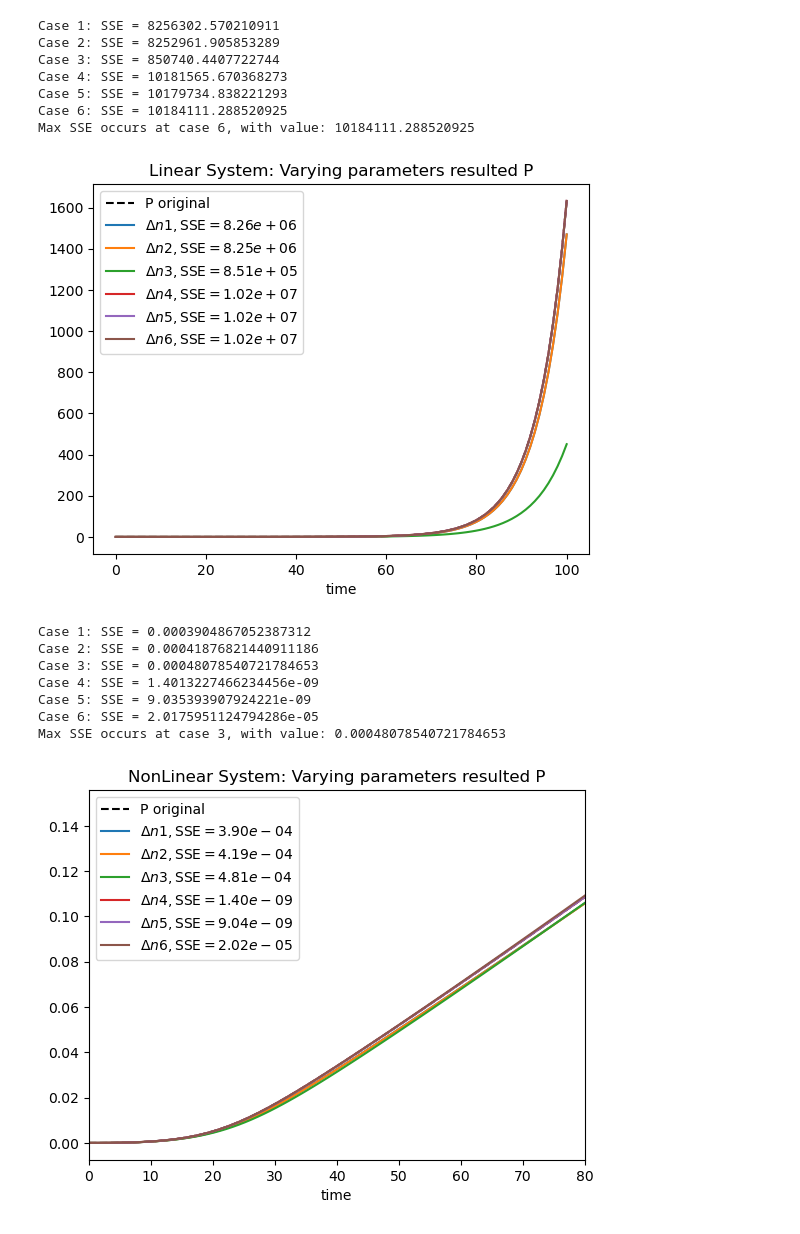
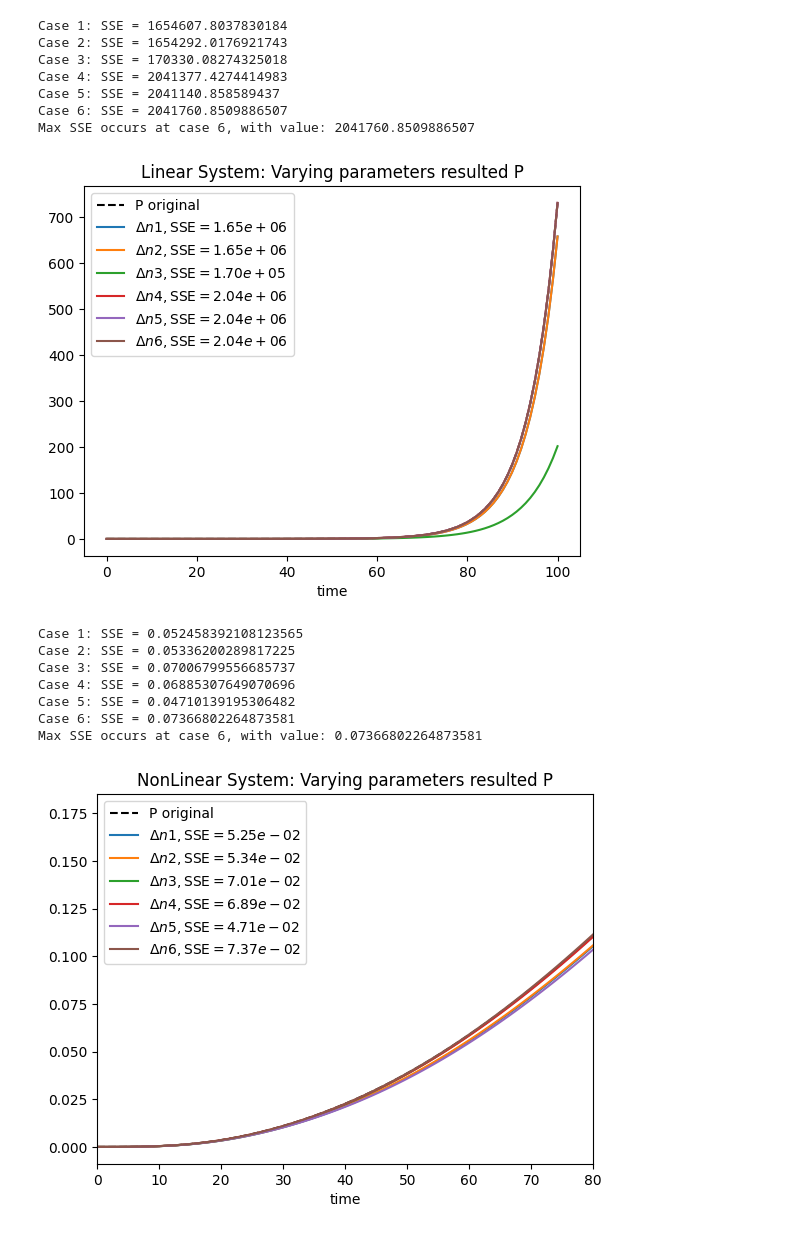
Before and after one commit to ivanygao/UW_AMATH422-522_AspirinColorectalCancer, a Jupyter notebook: sensitivity_yuan.ipynb, the cells around one changed output. Drawn from its saved outputs; the diff is of its cells as text; code cells hidden in the pictures.

```diff
--- a/sensitivity_yuan.ipynb
+++ b/sensitivity_yuan.ipynb
@@ -37,18 +37,22 @@ def ode_system_linear(t, y, R12, R14, R23, R25, R36, R45, R56, KA, KR, gamma3, g
     dPdt = (R56*n5 + R36*n3)
     return [dn1dt, dn2dt, dn3dt, dn4dt, dn5dt, dPdt]
 
+# Our Best
 N_crypts = 1e+7
-r1 = 204
+r1 = 156
 u = 10e-7 * r1
 mu = 10e-9 * r1
 gamma3 = 0.2
 gamma4 = 0.07
 gamma5 = 0.07
 delta = 0.05
-KA = 1000
-KR = 17
+KA = 562
+KR = 1780
 
 values = {
+    "r1": 156,
+    "u": 10e-7 * r1,
+    "mu": 10e-9 * r1,
     "R12": 2 * u,
     "R14": mu,
     "R23": u,
@@ -64,6 +68,26 @@ values = {
     "gamma_5": gamma5,
     "delta": delta,
 }
+
+def reset_parameters(values_dict):
+    global R12, R14, R23, R25, R36, R45, R56, N_crypts, K_A, K_R, gamma_3, gamma_4, gamma_5, delta, u, mu
+    r1 = values_dict["r1"]
+    u = values_dict["u"]
+    mu = values_dict["mu"]
+    R12 = values_dict["R12"]
+    R14 = values_dict["R14"]
+    R23 = values_dict["R23"]
+    R25 = values_dict["R25"]
+    R36 = values_dict["R36"]
+    R45 = values_dict["R45"]
+    R56 = values_dict["R56"]
+    N_crypts = values_dict["N_crypts"]
+    K_A = values_dict["K_A"]
+    K_R = values_dict["K_R"]
+    gamma_3 = values_dict["gamma_3"]
+    gamma_4 = values_dict["gamma_4"]
+    gamma_5 = values_dict["gamma_5"]
+    delta = values_dict["delta"]
 # %%
 import numpy as np
 import matplotlib.pyplot as plt
@@ -101,12 +125,13 @@
 
-# Sort Kadv11 and Kadv21
+# Sort both data sets
 Gm_data_sort = sorted(Gm_data, key=lambda x: x[0])
 GF_data_sort = sorted(Gf_data, key=lambda x: x[0])
 
-# Calculate Kadvave1 and sort it
+# Average and sort
 data = [[x[0], (x[1] + y[1]) / 2] for x, y in zip(Gm_data_sort, GF_data_sort)]
 data_sorted = sorted(data, key=lambda x: x[0])
 
 # Extract x and y values for plotting
-x_dat = [row[0] for row in Kadvave]
-y_dat = [row[1] for row in Kadvave]
+x_dat = [row[0] for row in data_sorted]
+y_dat = [row[1] for row in data_sorted]
+plt.scatter(x_dat,y_dat)
@@ -141,5 +327,6 @@ plt.show()
 # %%
 # simulated variation in linear ode system
+reset_parameters(values)
 print()
 sol_0 = solve_ivp(ode_system_linear, [tspan[0], tspan[-1]], y0=[N_crypts, 0, 0, 0, 0, 0], t_eval=tspan, method="RK45",
     args=(2*u, mu, u, mu, mu, 2*u, u, KA, KR, gamma3, gamma4, gamma5, delta, 1, 1, 1, 1, 1, 1))
@@ -181,16 +368,17 @@ plt.title("Linear System: Varying parameters resulted P")
 #plt.savefig('figures/LinearSensitivity.png')
 plt.show()
 # %% [output]
-Case 1: SSE = 8256302.570210911
-Case 2: SSE = 8252961.905853289
-Case 3: SSE = 850740.4407722744
-Case 4: SSE = 10181565.670368273
-Case 5: SSE = 10179734.838221293
-Case 6: SSE = 10184111.288520925
-Max SSE occurs at case 6, with value: 10184111.288520925
+Case 1: SSE = 1654607.8037830184
+Case 2: SSE = 1654292.0176921743
+Case 3: SSE = 170330.08274325018
+Case 4: SSE = 2041377.4274414983
+Case 5: SSE = 2041140.858589437
+Case 6: SSE = 2041760.8509886507
+Max SSE occurs at case 6, with value: 2041760.8509886507
-[figure, old version]
+[figure, new version]
 # %%
 # simulated variation in nonlinear ode system
+reset_parameters(values)
 sol_0 = solve_ivp(ode_system, [tspan[0], tspan[-1]], y0=[N_crypts, 0, 0, 0, 0, 0], t_eval=tspan, method="RK45",
     args=(2*u, mu, u, mu, mu, 2*u, u, KA, KR, gamma3, gamma4, gamma5, delta, 1, 1, 1, 1, 1, 1))
 sol_1 = solve_ivp(ode_system, [tspan[0], tspan[-1]], y0=[N_crypts, 0, 0, 0, 0, 0], t_eval=tspan, method="RK45",
@@ -205,41 +393,41 @@ sol_5 = solve_ivp(ode_system, [tspan[0], tspan[-1]], y0=[N_crypts, 0, 0, 0, 0, 0
     args=(2*u, mu, u, mu, mu, 2*u, u, KA, KR, gamma3, gamma4, gamma5, delta, 1, 1, 1, 1, 0.9, 1))
 sol_6 = solve_ivp(ode_system, [tspan[0], tspan[-1]], y0=[N_crypts, 0, 0, 0, 0, 0], t_eval=tspan, method="RK45",
     args=(2*u, mu, u, mu, mu, 2*u, u, KA, KR, gamma3, gamma4, gamma5, delta, 1, 1, 1, 1, 1, 0.9))
 
 # Compute SSE (Sum of Squared Errors) for each case. Notice the less the SSE the less the perturbation due to varying parameters. So we are looking for the max deviation.
 SSEs = []
 for i, sol_case in enumerate([sol_1, sol_2, sol_3, sol_4, sol_5, sol_6], start=1):
     sse = np.sum((sol.y[5, :] - sol_case.y[5, :]) ** 2)
     print(f"Case {i}: SSE = {sse}")
     SSEs.append(sse)
 
 max_SSE_value = max(SSEs)
 max_SSE_case = SSEs.index(max_SSE_value) + 1  # Adding 1 to match the 1-based indexing in the print output
 
 print(f"Max SSE occurs at case {max_SSE_case}, with value: {max_SSE_value}")
 #plt.scatter(x_dat,y_dat,color='black')
 plt.plot(sol.t, sol_0.y[5,:], label='P original', linestyle='--', color='black')
 plt.plot(sol.t, sol_1.y[5, :], label=fr'$\Delta n1, \mathrm{{SSE}} = {SSEs[0]:.2e}$')
 plt.plot(sol.t, sol_2.y[5, :], label=fr'$\Delta n2, \mathrm{{SSE}} = {SSEs[1]:.2e}$')
 plt.plot(sol.t, sol_3.y[5, :], label=fr'$\Delta n3, \mathrm{{SSE}} = {SSEs[2]:.2e}$')
 plt.plot(sol.t, sol_4.y[5, :], label=fr'$\Delta n4, \mathrm{{SSE}} = {SSEs[3]:.2e}$')
 plt.plot(sol.t, sol_5.y[5, :], label=fr'$\Delta n5, \mathrm{{SSE}} = {SSEs[4]:.2e}$')
 plt.plot(sol.t, sol_6.y[5, :], label=fr'$\Delta n6, \mathrm{{SSE}} = {SSEs[5]:.2e}$')
 plt.xlim(0,80)
 plt.xlabel('time')
 plt.legend(loc='upper left')
 plt.title("NonLinear System: Varying parameters resulted P")
 #plt.savefig('figures/NonLinearSensitivity.png')
 plt.show()
 # %% [output]
-Case 1: SSE = 0.0003904867052387312
-Case 2: SSE = 0.00041876821440911186
-Case 3: SSE = 0.00048078540721784653
-Case 4: SSE = 1.4013227466234456e-09
-Case 5: SSE = 9.035393907924221e-09
-Case 6: SSE = 2.0175951124794286e-05
-Max SSE occurs at case 3, with value: 0.00048078540721784653
+Case 1: SSE = 0.052458392108123565
+Case 2: SSE = 0.05336200289817225
+Case 3: SSE = 0.07006799556685737
+Case 4: SSE = 0.06885307649070696
+Case 5: SSE = 0.04710139195306482
+Case 6: SSE = 0.07366802264873581
+Max SSE occurs at case 6, with value: 0.07366802264873581
-[figure, old version]
+[figure, new version]
 # %%
 # Define the symbols used in the matrix
 R12, R14, R23, R25, R36, R45, R56 = symbols('R12 R14 R23 R25 R36 R45 R56')
```
Also changed, not shown: parts of 4 cells of this notebook.
